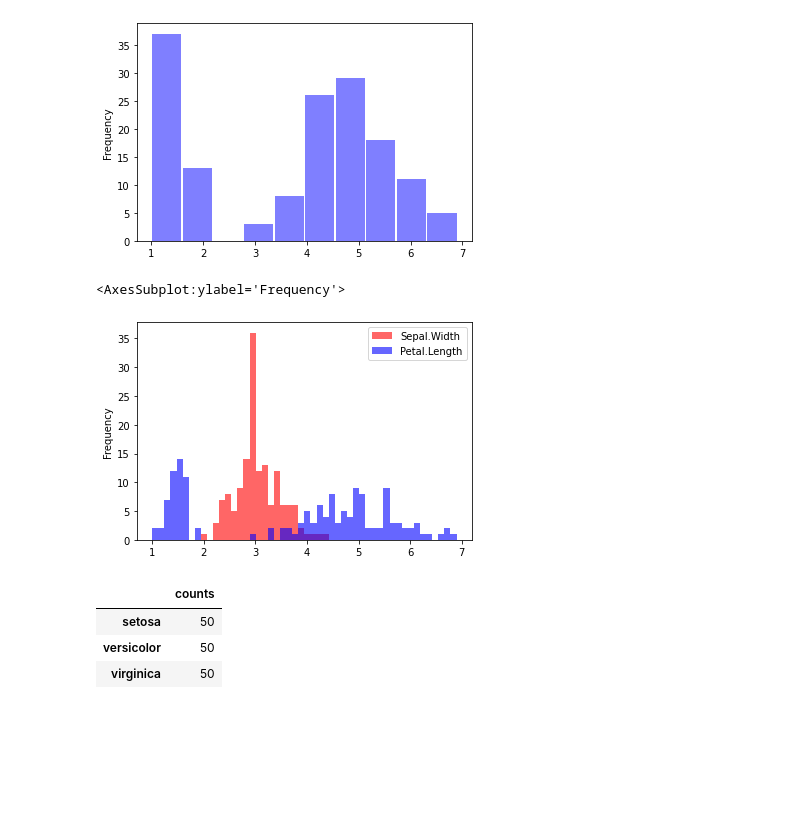
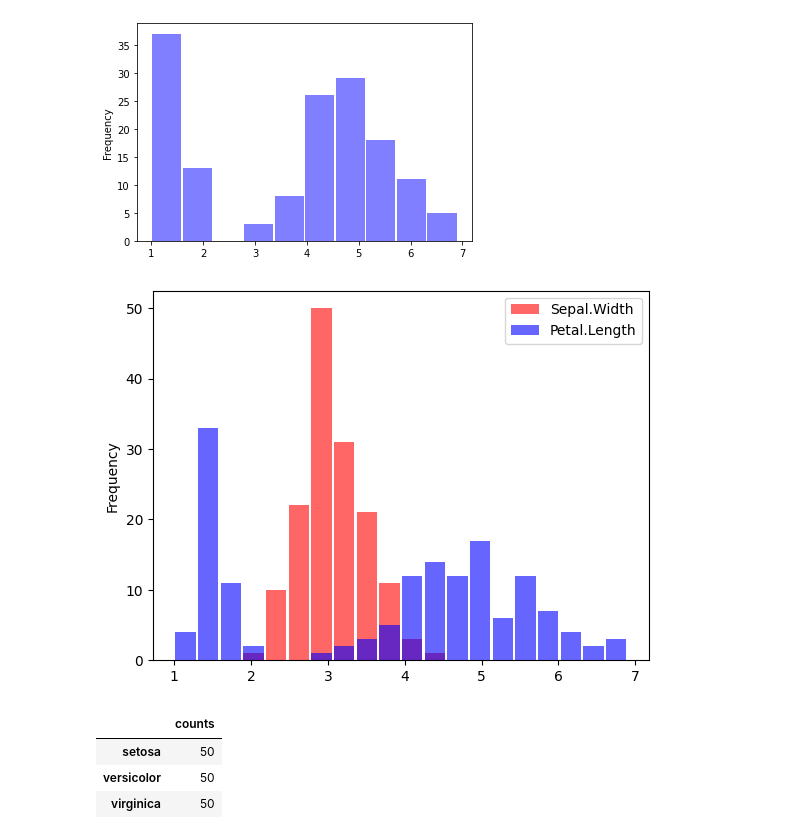
Before and after one commit to socrallacer/IA_DIPLOMA_SAMSUNG, a Jupyter notebook: NUMPY ARRAYS/Unit4_profesor.ipynb, the cells around one changed output. Cells and saved outputs as stored; diff of their text form; code cells hidden in the pictures; blank space fills up the shorter version.

```diff
--- a/NUMPY ARRAYS/Unit4_profesor.ipynb
+++ b/NUMPY ARRAYS/Unit4_profesor.ipynb
@@ -236,12 +242,13 @@ df['Petal.Length'].plot.hist(color='blue', alpha=0.5, rwidth=0.95)
 <AxesSubplot:ylabel='Frequency'>
 [figure]
 # %%
-df[['Sepal.Width','Petal.Length']].plot.hist(bins=50,
+#Alpha especifica la transferencia de las barras
+df[['Sepal.Width','Petal.Length']].plot.hist(bins=20,
                                              color=['red','blue'],
-                                             alpha=0.6)
+                                             alpha=0.6, rwidth=0.9)
+plt.show()
 # %% [output]
-<AxesSubplot:ylabel='Frequency'>
-[figure, old version]
+[figure, new version]
 # %%
 frequencies = df.Species.value_counts()
 my_counts = list(frequencies.values)
```
Also changed, not shown: parts of 31 cells of this notebook.
